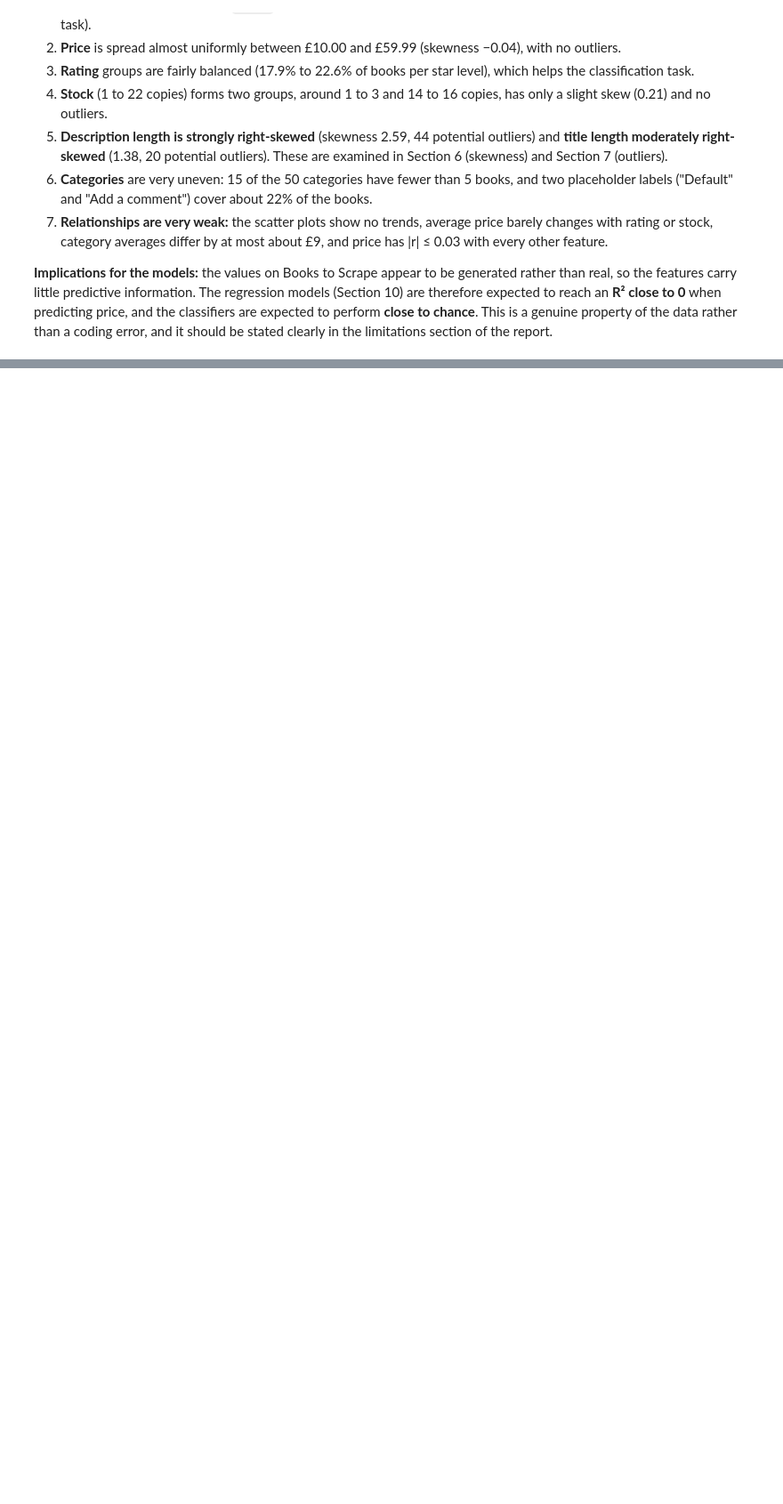
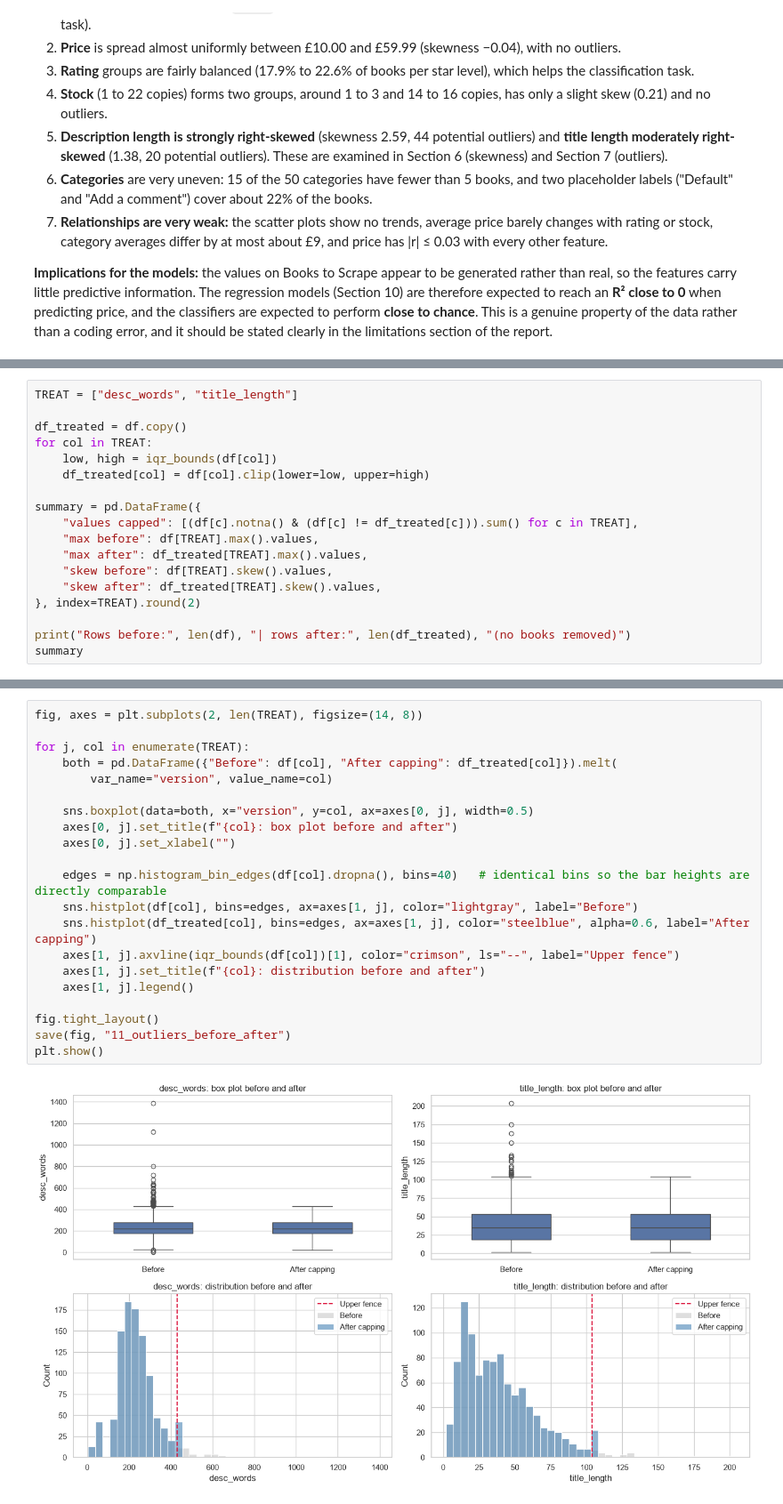
Before and after one commit to Sufwan499/E-CommerceProject_L250035, a Jupyter notebook: PFAI_Project_25L_0035.ipynb, the cells around one changed output, grey strips where cells are left out. Shown at 89% size. Saved outputs shown, nothing was run; the diff lists cells and outputs as text; blank space fills up the shorter version.

```diff
--- a/PFAI_Project_25L_0035.ipynb
+++ b/PFAI_Project_25L_0035.ipynb
@@ -1001,0 +1340,18 @@ pairs.reindex(pairs.abs().sort_values(ascending=False).index).round(3).to_frame(
+# %%
+TREAT = ["desc_words", "title_length"]
+
+df_treated = df.copy()
+for col in TREAT:
+    low, high = iqr_bounds(df[col])
+    df_treated[col] = df[col].clip(lower=low, upper=high)
+
+summary = pd.DataFrame({
+    "values capped": [(df[c].notna() & (df[c] != df_treated[c])).sum() for c in TREAT],
+    "max before": df[TREAT].max().values,
+    "max after": df_treated[TREAT].max().values,
+    "skew before": df[TREAT].skew().values,
+    "skew after": df_treated[TREAT].skew().values,
+}, index=TREAT).round(2)
+
+print("Rows before:", len(df), "| rows after:", len(df_treated), "(no books removed)")
+summary
@@ -1001,0 +1375,23 @@ pairs.reindex(pairs.abs().sort_values(ascending=False).index).round(3).to_frame(
+# %%
+fig, axes = plt.subplots(2, len(TREAT), figsize=(14, 8))
+
+for j, col in enumerate(TREAT):
+    both = pd.DataFrame({"Before": df[col], "After capping": df_treated[col]}).melt(
+        var_name="version", value_name=col)
+
+    sns.boxplot(data=both, x="version", y=col, ax=axes[0, j], width=0.5)
+    axes[0, j].set_title(f"{col}: box plot before and after")
+    axes[0, j].set_xlabel("")
+
+    edges = np.histogram_bin_edges(df[col].dropna(), bins=40)   # identical bins so the bar heights are directly comparable
+    sns.histplot(df[col], bins=edges, ax=axes[1, j], color="lightgray", label="Before")
+    sns.histplot(df_treated[col], bins=edges, ax=axes[1, j], color="steelblue", alpha=0.6, label="After capping")
+    axes[1, j].axvline(iqr_bounds(df[col])[1], color="crimson", ls="--", label="Upper fence")
+    axes[1, j].set_title(f"{col}: distribution before and after")
+    axes[1, j].legend()
+
+fig.tight_layout()
+save(fig, "11_outliers_before_after")
+plt.show()
+# %% [output]
+[figure, added]
```
Also changed, not shown: parts of 33 cells of this notebook.
